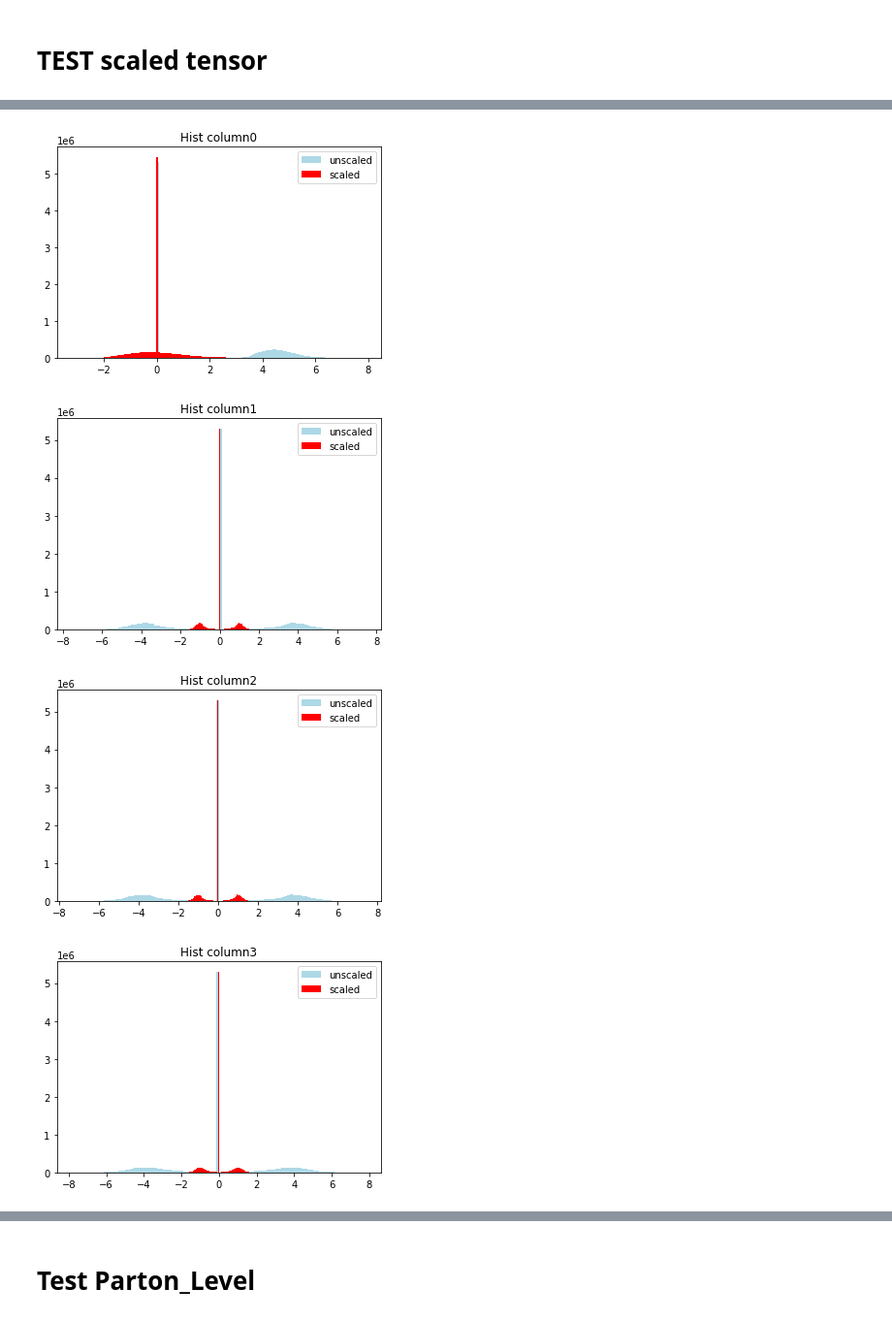
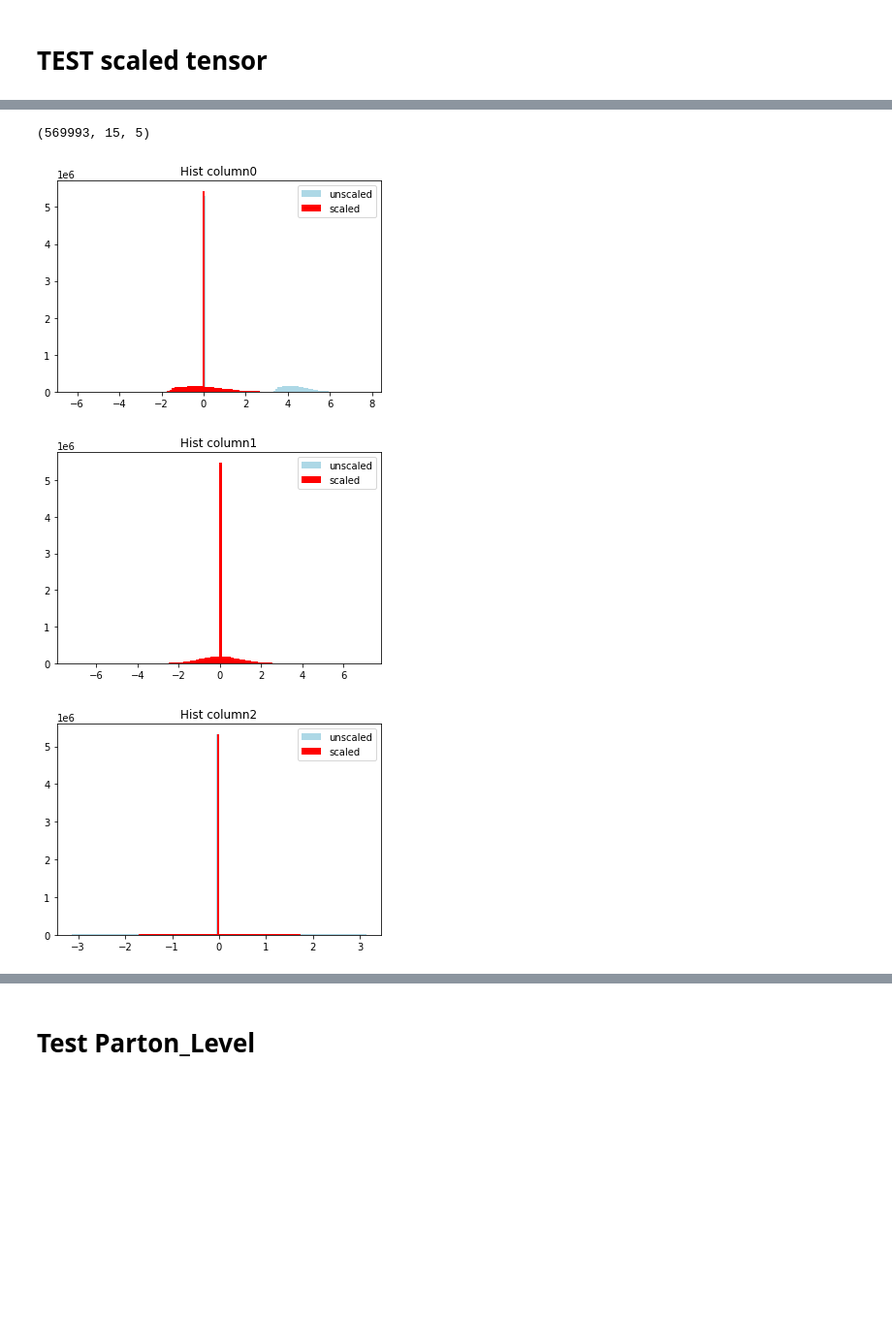
Before and after one commit to valsdav/MEMFlow, a Jupyter notebook: notebooks/unfolding_flow/ConditionerPretraining.ipynb, the cells around one changed output, grey strips where cells are left out. Shown at 97% size. Drawn from its saved outputs; the diff is of its cells as text; code cells hidden in the pictures; blank space fills up the shorter version.

```diff
--- a/notebooks/unfolding_flow/ConditionerPretraining.ipynb
+++ b/notebooks/unfolding_flow/ConditionerPretraining.ipynb
@@ -67,18 +67,11 @@ batch_size = conf.training_params.batch_size
 device = torch.device('cuda')
 
 data_cuda = DatasetCombined(conf.input_dataset, dev=device, dtype=torch.float64,
-                            reco_list=['mask_lepton', 'data_lepton',
-                                        'mask_jets', 'data_jets',
-                                        'mask_met', 'data_met',
-                                        'mask_boost', 'data_boost',
-                                        'scaledLogRecoParticlesCartesian',
-                                        'scaledLogRecoParticles',
-                                        'meanJets', 'stdJets', 'stdRecoCartesian', 'meanRecoParticles'],
-                            parton_list=['data_higgs_t_tbar_ISR', 'data_higgs_t_tbar_ISR_cartesian',
-                                         'phasespace_intermediateParticles', 'phasespace_rambo_detjacobian',
-                                         'mean_log_data_higgs_t_tbar_ISR_cartesian',
-                                         'std_log_data_higgs_t_tbar_ISR_cartesian',
-                                         'logScaled_data_higgs_t_tbar_ISR_cartesian'])
+                            reco_list=['mask_lepton', 'scaledLogLepton',
+                                        'mask_jets', 'scaledLogJets',
+                                        'mask_met', 'scaledLogMet',
+                                        'mask_boost', 'scaledLogBoost'],
+                            parton_list=['logScaled_data_higgs_t_tbar_ISR_cartesian'])
 
 train_subset, val_subset = torch.utils.data.random_split(
         data_cuda, [conf.training_params.traning_sample, conf.training_params.validation_sample],
@@ -207,5 +184,3 @@ model = ConditioningTransformerLayer(no_jets = conf.input_shape.number_jets,
                                      no_decoders=conf.conditioning_transformer.no_decoders,
                                      aggregate=conf.conditioning_transformer.aggregate,
                                     dtype=torch.float64).cuda()
-# %%
-out = model(data_jets, data_lepton_reco, data_met, data_boost_reco, mask_jets, mask_lepton_reco, mask_met, mask_boost_reco)
@@ -436,6 +380,20 @@ plt.hist(out.detach().flatten().numpy(), bins=100)
 [figure]
 # %% [markdown]
 # TEST scaled tensor
+# %%
+def showHist(tensor, scaledTensor, isCartesian=False):
+    if isCartesian:
+        no_elem = 4
+    else:
+        no_elem = 3
+    for i in range(no_elem):
+        plt.hist(Tensor[:,:,i].flatten(), bins = 100, color = "lightblue", label='unscaled')
+        plt.hist(scaledTensor[:,:,i].flatten(), bins=100, color = "red", label='scaled')
+        plt.legend(loc='upper right')
+        plt.title(f"Hist column{i}")
+        plt.show()
+
+# CAREFUL peak at 0 because of padding when jets
 # %%
 scaledTensor = data_cuda.reco_data.scaledLogRecoParticlesCartesian.detach().cpu().numpy()
 Tensor = data_cuda.reco_data.LogRecoParticlesCartesian.detach().cpu().numpy()
@@ -442,14 +406,9 @@ Tensor = data_cuda.reco_data.LogRecoParticlesCartesian.detach().cpu().numpy()
 # %%
-for i in range(4):
-    plt.hist(Tensor[:,:,i].flatten(), bins = 100, color = "lightblue", label='unscaled')
-    plt.hist(scaledTensor[:,:,i].flatten(), bins=100, color = "red", label='scaled')
-    plt.legend(loc='upper right')
-    plt.title(f"Hist column{i}")
-    plt.show()
-
-# peak at 0 because of padding
+scaledTensor = data_cuda.reco_data.scaledLogJets.detach().cpu().numpy()
+Tensor = data_cuda.reco_data.LogJets.detach().cpu().numpy()
+showHist(Tensor, scaledTensor, isCartesian=False)
 # %% [output]
+(569993, 15, 5)
-[figure, old version]
+[figure, new version]
-[figure, old version]
+[figure, new version]
-[figure, old version]
+[figure, new version]
-[figure, removed]
```
Also changed, not shown: parts of 19 cells of this notebook, 1 other file.
